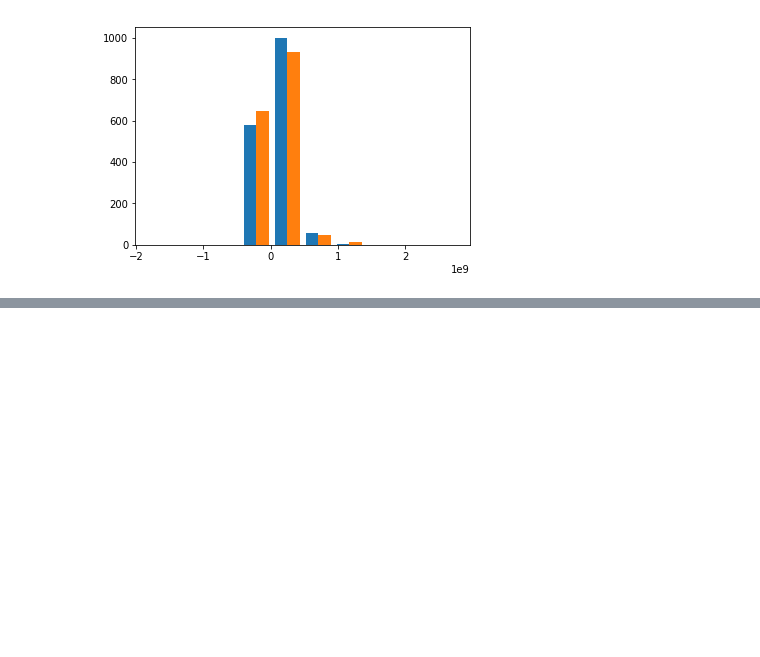
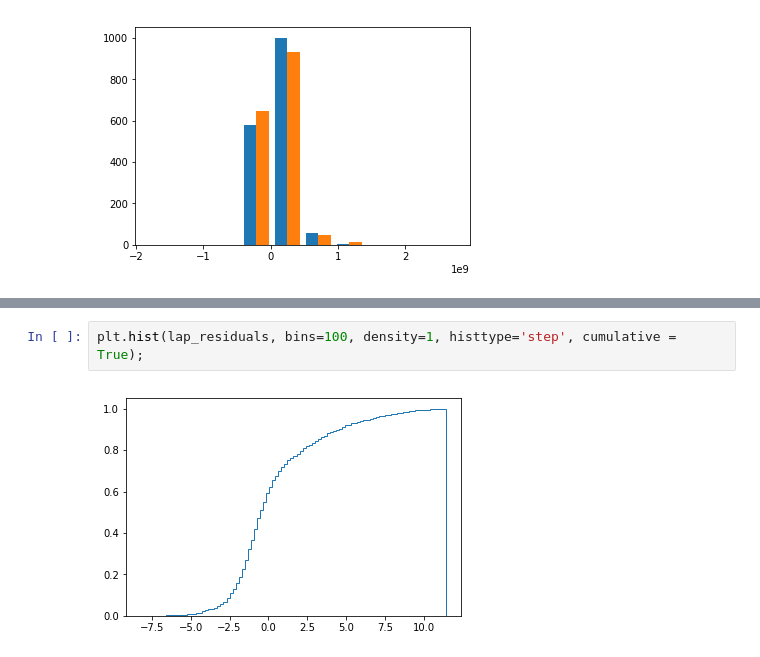
Before and after one commit to FranLMSP/platzi-ml, a Jupyter notebook: 3. Introducing Scikitlearn.ipynb, the cells around one changed output, grey strips where cells are left out. Drawn from its saved outputs; the diff is of its cells as text; blank space fills up the shorter version.

```diff
--- a/3. Introducing Scikitlearn.ipynb
+++ b/3. Introducing Scikitlearn.ipynb
@@ -68,0 +93,4 @@ plt.hist([predicted, Y_test])
+# %%
+plt.hist(lap_residuals, bins=100, density=1, histtype='step', cumulative = True);
+# %% [output]
+[figure, added]
```
Also changed, not shown: parts of 6 cells of this notebook.
